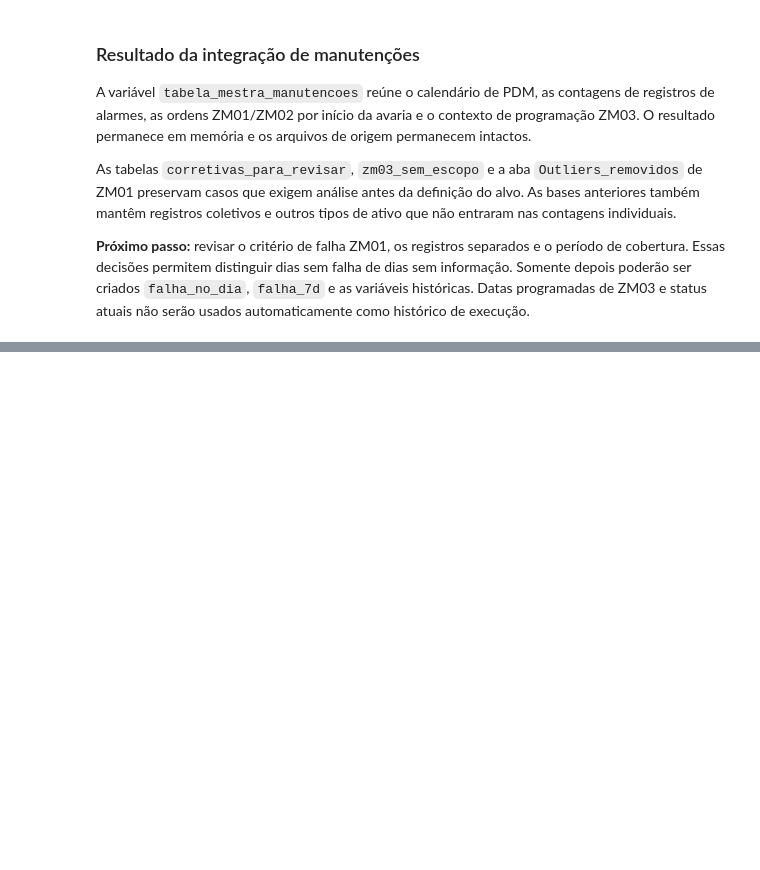
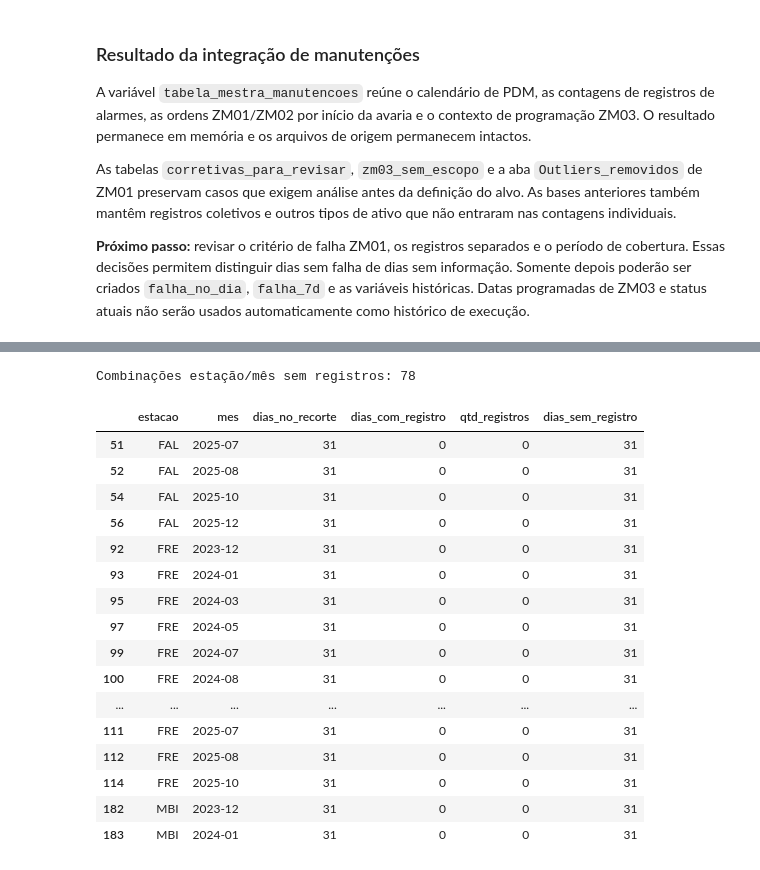
Before and after one commit to joaocardosodias/Lumem, a Jupyter notebook: models/modelo-rnn-1/01-criacao-tabela-mestra.ipynb, the cells around one changed output, grey strips where cells are left out. Drawn from its saved outputs; the diff is of its cells as text; code cells hidden in the pictures; blank space fills up the shorter version.

```diff
--- a/models/modelo-rnn-1/01-criacao-tabela-mestra.ipynb
+++ b/models/modelo-rnn-1/01-criacao-tabela-mestra.ipynb
@@ -1321,0 +1437,59 @@ As tabelas `corretivas_para_revisar`, `zm03_sem_escopo` e a aba `Outliers_removi
+# %%
+alarmes_recorte_auditoria = alarmes_pdm.loc[
+    alarmes_pdm["data_alarme"].between(DATA_INICIO, DATA_FIM)
+    & alarmes_pdm["estacao"].isin(portas["estacao"])
+].copy()
+alarmes_recorte_auditoria["mes"] = alarmes_recorte_auditoria["data_alarme"].dt.to_period("M")
+
+presenca_mensal = (
+    alarmes_recorte_auditoria.groupby(["estacao", "mes"])
+    .agg(
+        dias_com_registro=("data_alarme", "nunique"),
+        qtd_registros=("data_alarme", "size"),
+    )
+    .reset_index()
+)
+
+dias_por_mes = (
+    calendario["data"].dt.to_period("M").value_counts()
+    .sort_index().rename_axis("mes").reset_index(name="dias_no_recorte")
+)
+estacoes = portas[["estacao"]].drop_duplicates()
+auditoria_mensal = estacoes.merge(dias_por_mes, how="cross")
+auditoria_mensal = auditoria_mensal.merge(
+    presenca_mensal, on=["estacao", "mes"], how="left", validate="one_to_one"
+)
+auditoria_mensal[["dias_com_registro", "qtd_registros"]] = (
+    auditoria_mensal[["dias_com_registro", "qtd_registros"]].fillna(0).astype(int)
+)
+auditoria_mensal["dias_sem_registro"] = (
+    auditoria_mensal["dias_no_recorte"] - auditoria_mensal["dias_com_registro"]
+)
+
+assert auditoria_mensal["dias_sem_registro"].ge(0).all()
+assert auditoria_mensal["qtd_registros"].sum() == len(alarmes_recorte_auditoria)
+
+print("Combinações estação/mês sem registros:",
+      auditoria_mensal["qtd_registros"].eq(0).sum())
+display(auditoria_mensal.sort_values(
+    ["dias_sem_registro", "estacao", "mes"], ascending=[False, True, True]
+).head(20))
+# %% [output]
+Combinações estação/mês sem registros: 78
+|  | estacao | mes | dias_no_recorte | dias_com_registro | qtd_registros | dias_sem_registro |
+| 51 | FAL | 2025-07 | 31 | 0 | 0 | 31 |
+| 52 | FAL | 2025-08 | 31 | 0 | 0 | 31 |
+| 54 | FAL | 2025-10 | 31 | 0 | 0 | 31 |
+| 56 | FAL | 2025-12 | 31 | 0 | 0 | 31 |
+| 92 | FRE | 2023-12 | 31 | 0 | 0 | 31 |
+| 93 | FRE | 2024-01 | 31 | 0 | 0 | 31 |
+| 95 | FRE | 2024-03 | 31 | 0 | 0 | 31 |
+| 97 | FRE | 2024-05 | 31 | 0 | 0 | 31 |
+| 99 | FRE | 2024-07 | 31 | 0 | 0 | 31 |
+| 100 | FRE | 2024-08 | 31 | 0 | 0 | 31 |
+| ... | ... | ... | ... | ... | ... | ... |
+| 111 | FRE | 2025-07 | 31 | 0 | 0 | 31 |
+| 112 | FRE | 2025-08 | 31 | 0 | 0 | 31 |
+| 114 | FRE | 2025-10 | 31 | 0 | 0 | 31 |
+| 182 | MBI | 2023-12 | 31 | 0 | 0 | 31 |
+| 183 | MBI | 2024-01 | 31 | 0 | 0 | 31 |
```
Also changed, not shown: parts of 10 cells of this notebook.
